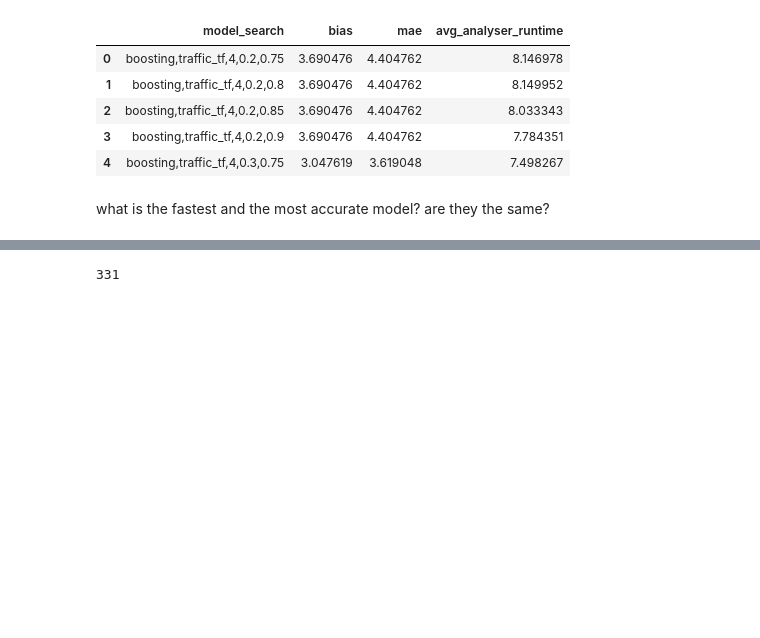
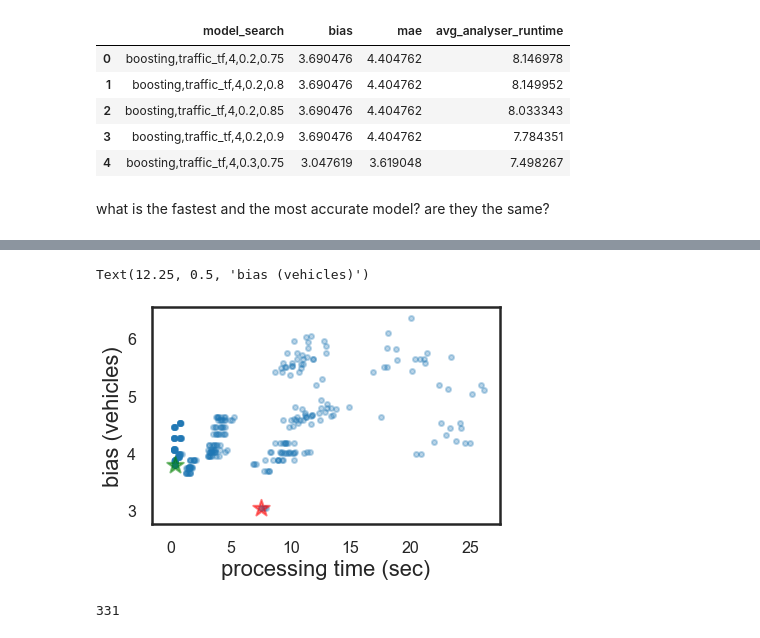
Before and after one commit to dssg/air_pollution_estimation, a Jupyter notebook: notebooks/20190816-jch-plot-eval-for-model-selection-gpu.ipynb, the cells around one changed output, grey strips where cells are left out. Drawn from its saved outputs; the diff is of its cells as text; code cells hidden in the pictures; blank space fills up the shorter version.

```diff
--- a/notebooks/20190816-jch-plot-eval-for-model-selection-gpu.ipynb
+++ b/notebooks/20190816-jch-plot-eval-for-model-selection-gpu.ipynb
@@ -313,3 +313,27 @@ ax[2].axvline(4.8, color='red', label='speed threshold', lw=1, ls='--')
+# %%
+fig, ax = plt.subplots()
+plt.tight_layout()
+
+ax.scatter(model_comparison_df.avg_analyser_runtime,
+            model_comparison_df.bias,
+            label='model ensemble', s=25, alpha=0.3
+           )
+
+ax.scatter(model_comparison_df.avg_analyser_runtime[best_model_idx],
+            model_comparison_df.bias[best_model_idx],
+            label='lowest error model above speed threshold', color='green', s=300, alpha=0.5, marker='*'
+           )
+
+ax.scatter(model_comparison_df.avg_analyser_runtime[accurate_model_idx],
+            model_comparison_df.bias[accurate_model_idx],
+            label='lowest error model', color='red', s=300, alpha=0.5, marker='*'
+           )
+
+ax.set_xlabel('processing time (sec)')
+ax.set_ylabel('bias (vehicles)')
+# %% [output]
+Text(12.25, 0.5, 'bias (vehicles)')
+[figure, added]
 # %%
 model_comparison_df.model_search.nunique()
 # %% [output]
```
Also changed, not shown: parts of 5 cells of this notebook.
